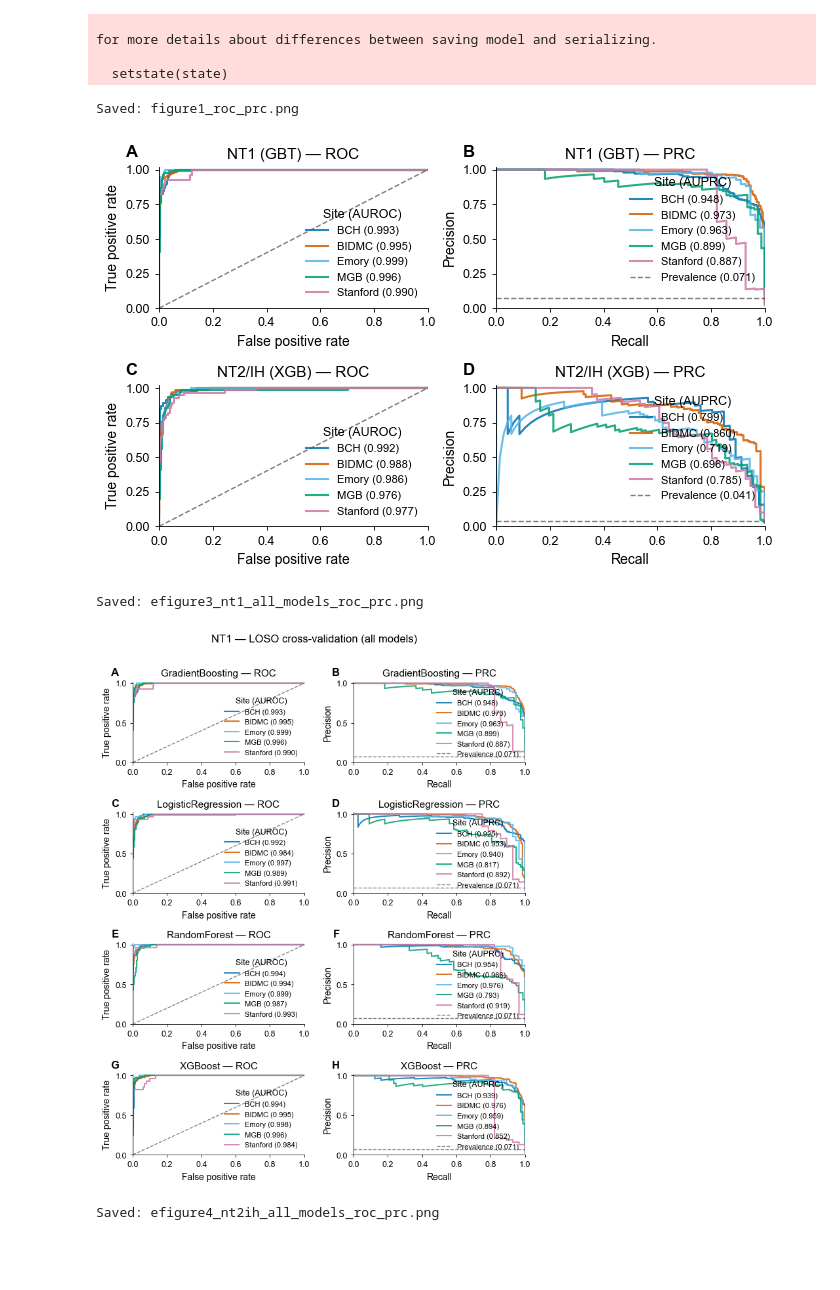
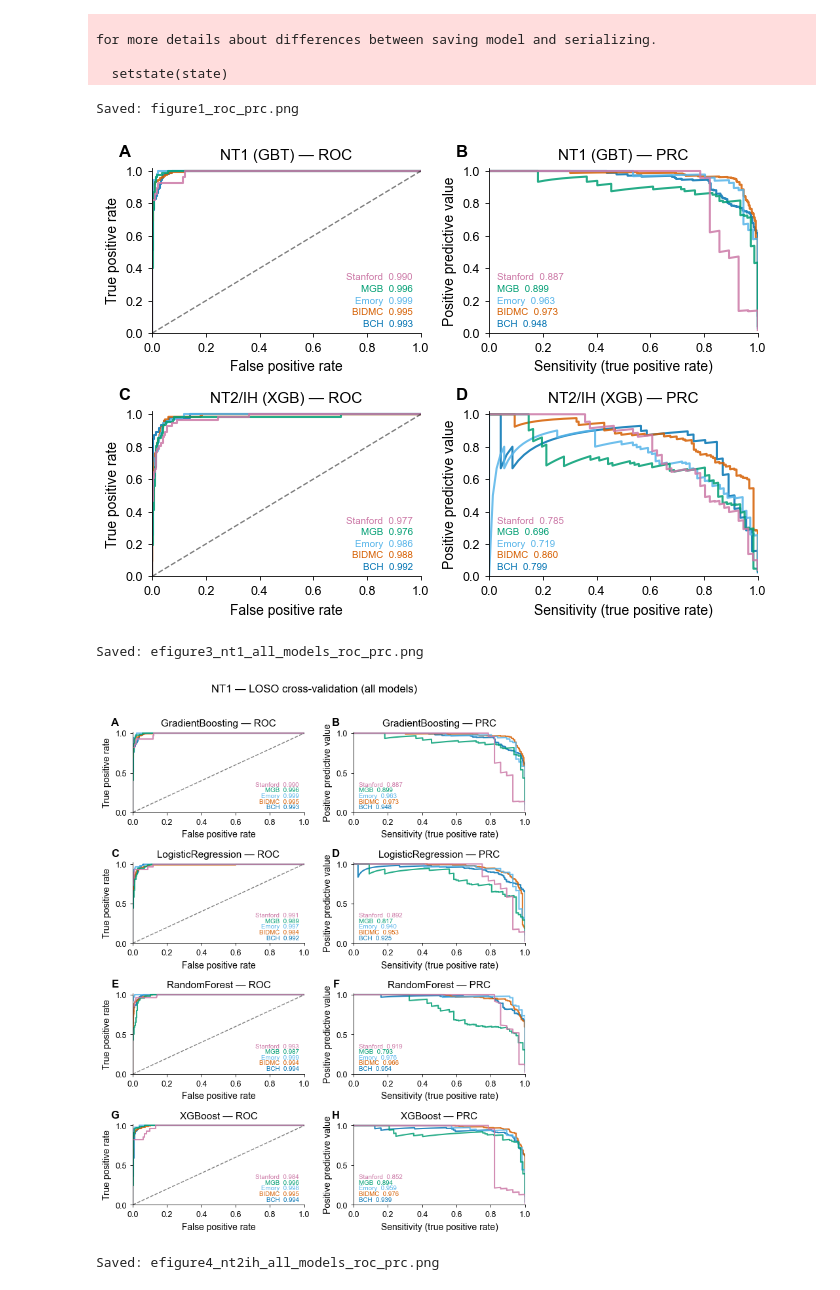
Before and after one commit to bdsp-core/NAX-Narcolepsy, a Jupyter notebook: paper_figures/roc_prc.ipynb, the cells around one changed output. Saved outputs shown, nothing was run; the diff lists cells and outputs as text; code cells hidden in the pictures; blank space fills up the shorter version.

```diff
--- a/paper_figures/roc_prc.ipynb
+++ b/paper_figures/roc_prc.ipynb
@@ -91,6 +91,7 @@ for more details about differences between saving model and serializing.
   setstate(state)
 # %%
 from sklearn.metrics import roc_curve, precision_recall_curve, auc
+from pub_style import FONT_SIZE_ANNOTATION
 
 MANUSCRIPT_FIG_DIR = Path('../manuscript/figures')
 MANUSCRIPT_FIG_DIR.mkdir(parents=True, exist_ok=True)
@@ -99,11 +100,14 @@ MANUSCRIPT_FIG_DIR.mkdir(parents=True, exist_ok=True)
 BEST_MODEL = {'nt1': 'GradientBoosting', 'nt2ih': 'XGBoost'}
 BEST_MODEL_SHORT = {'nt1': 'GBT', 'nt2ih': 'XGB'}
 
+SITE_ORDER = ['BCH', 'BIDMC', 'Emory', 'MGB', 'Stanford']
+
 # Helper: plot ROC+PRC for one model on one axes pair
+# Returns dict of {site_label: (auroc, auprc)} for the shared legend
 def plot_roc_prc(model_comparison, model_name, model_type, feat, ax_roc, ax_prc):
     models = model_comparison[model_name]
     y_all = feat[model_type].to_numpy()
-    prevalence = y_all.mean()
+    metrics = {}
 
     for test_site in sorted(models.keys()):
         test_feat = feat.filter(pl.col('cohort') == test_site)
@@ -115,28 +119,36 @@ def plot_roc_prc(model_comparison, model_name, model_type, feat, ax_roc, ax_prc)
 
         fpr, tpr, _ = roc_curve(y_test, y_prob)
         roc_auc = auc(fpr, tpr)
-        ax_roc.plot(fpr, tpr, color=color, alpha=0.85, linewidth=LINE_WIDTH,
-                    label=f"{site_label} ({roc_auc:.3f})")
+        ax_roc.plot(fpr, tpr, color=color, alpha=0.85, linewidth=LINE_WIDTH)
 
         precision_vals, recall_vals, _ = precision_recall_curve(y_test, y_prob)
         pr_auc = auc(recall_vals, precision_vals)
         ax_prc.plot(recall_vals, precision_vals, color=color, alpha=0.85,
-                    linewidth=LINE_WIDTH,
-                    label=f"{site_label} ({pr_auc:.3f})")
+                    linewidth=LINE_WIDTH)
+        metrics[site_label] = (roc_auc, pr_auc)
 
     ax_roc.plot([0, 1], [0, 1], 'k--', linewidth=REFERENCE_LINE_WIDTH, alpha=0.5)
     ax_roc.set_xlabel('False positive rate')
     ax_roc.set_ylabel('True positive rate')
-    ax_roc.legend(title='Site (AUROC)', loc='lower right')
     ax_roc.set_xlim([0, 1]); ax_roc.set_ylim([0, 1.02])
 
-    ax_prc.axhline(prevalence, color='k', linestyle='--',
-                   linewidth=REFERENCE_LINE_WIDTH, alpha=0.5,
-                   label=f'Prevalence ({prevalence:.3f})')
-    ax_prc.set_xlabel('Recall')
-    ax_prc.set_ylabel('Precision')
-    ax_prc.legend(title='Site (AUPRC)', loc='upper right')
+    ax_prc.set_xlabel('Sensitivity (true positive rate)')
+    ax_prc.set_ylabel('Positive predictive value')
     ax_prc.set_xlim([0, 1]); ax_prc.set_ylim([0, 1.02])
+
+    # Compact color-coded metric text inside each panel
+    # ROC: lower-right; PRC: lower-left
+    line_h = 0.07  # spacing between lines in axes coords
+    for i, s in enumerate(SITE_ORDER):
+        color = SITE_COLORS[s]
+        ax_roc.text(0.97, 0.03 + i * line_h, f'{s}  {metrics[s][0]:.3f}',
+                    transform=ax_roc.transAxes, fontsize=FONT_SIZE_ANNOTATION,
+                    va='bottom', ha='right', color=color)
+        ax_prc.text(0.03, 0.03 + i * line_h, f'{s}  {metrics[s][1]:.3f}',
+                    transform=ax_prc.transAxes, fontsize=FONT_SIZE_ANNOTATION,
+                    va='bottom', ha='left', color=color)
+
+    return metrics
 
 # Prepare feature frames
 feat_frames = {}
@@ -153,7 +165,7 @@ for model_type in ['nt1', 'nt2ih']:
 # ============================================================
 # FIGURE 1: Best model only — 2x2 (NT1 top, NT2/IH bottom)
 # ============================================================
-fig, axes = plt.subplots(2, 2, figsize=(6.875, 4.5))
+fig, axes = plt.subplots(2, 2, figsize=(6.875, 5.0))
 
 for row_idx, model_type in enumerate(['nt1', 'nt2ih']):
     label = model_type_mapping[model_type]
@@ -184,34 +196,34 @@ efig_name_map = {'nt1': 'efigure3_nt1_all_models_roc_prc.png',
 panel_labels_4x2 = [['A','B'], ['C','D'], ['E','F'], ['G','H']]
 
 for model_type in ['nt1', 'nt2ih']:
     model_comparison = all_models[model_type]
     feat = feat_frames[model_type]
     label = model_type_mapping[model_type]
     model_names = sorted(model_comparison.keys())
     n_models = len(model_names)
 
     fig, axes = plt.subplots(n_models, 2, figsize=(6.875, 2.1 * n_models))
     if n_models == 1:
         axes = axes.reshape(1, -1)
 
     for m_idx, model_name in enumerate(model_names):
         ax_roc, ax_prc = axes[m_idx, 0], axes[m_idx, 1]
         add_panel_label(ax_roc, panel_labels_4x2[m_idx][0])
         add_panel_label(ax_prc, panel_labels_4x2[m_idx][1])
 
         plot_roc_prc(model_comparison, model_name, model_type, feat, ax_roc, ax_prc)
         ax_roc.set_title(f'{model_name} — ROC')
         ax_prc.set_title(f'{model_name} — PRC')
 
     fig.suptitle(f'{label} — LOSO cross-validation (all models)',
                  fontsize=FONT_SIZE_TITLE + 1, y=1.01)
     plt.tight_layout()
     savefig(fig, str(MANUSCRIPT_FIG_DIR / efig_name_map[model_type]))
     print(f'Saved: {efig_name_map[model_type]}')
     plt.show()
 # %% [output]
 Saved: figure1_roc_prc.png
-[figure, old version]
+[figure, new version]
 Saved: efigure3_nt1_all_models_roc_prc.png
-[figure, old version]
+[figure, new version]
 Saved: efigure4_nt2ih_all_models_roc_prc.png
```
Also changed, not shown: parts of 1 cell of this notebook, 12 other files.
